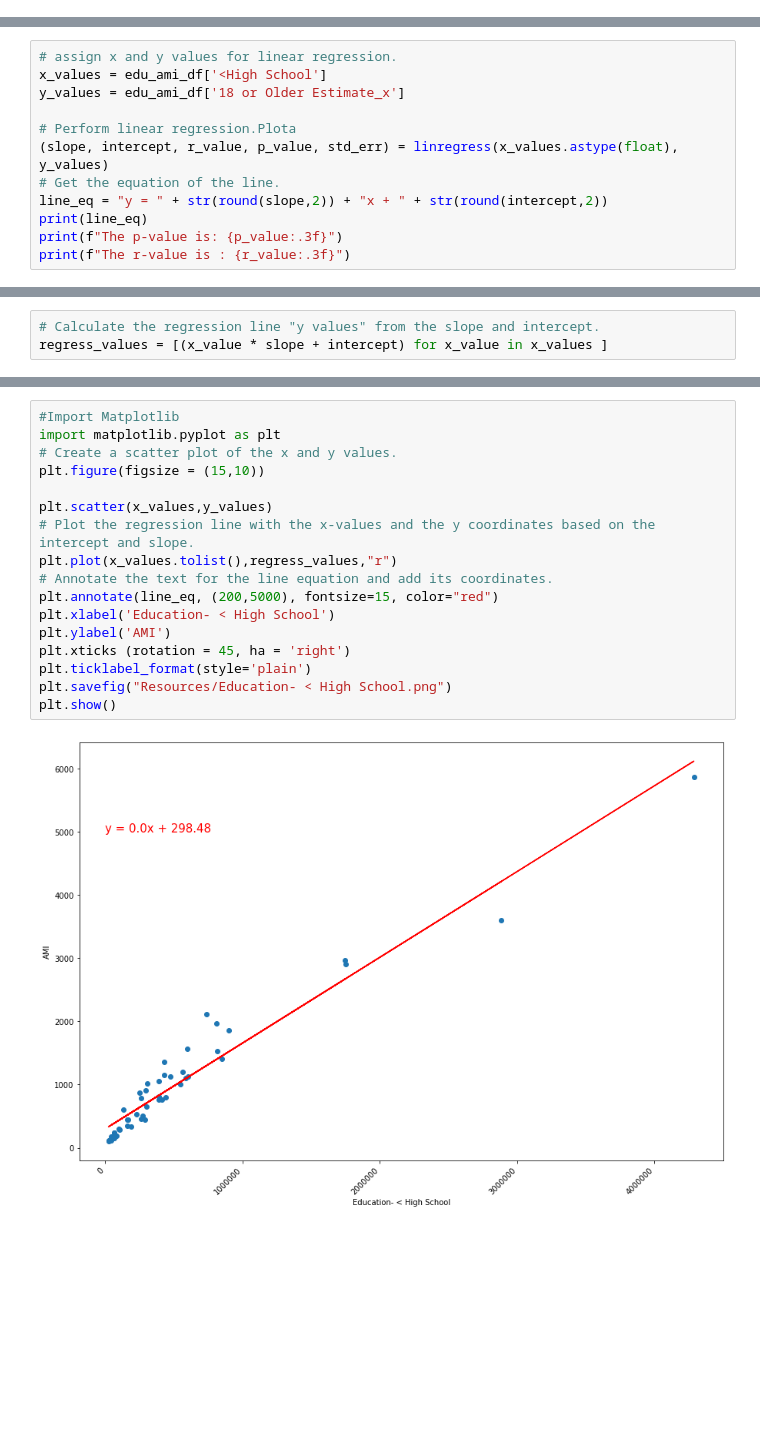
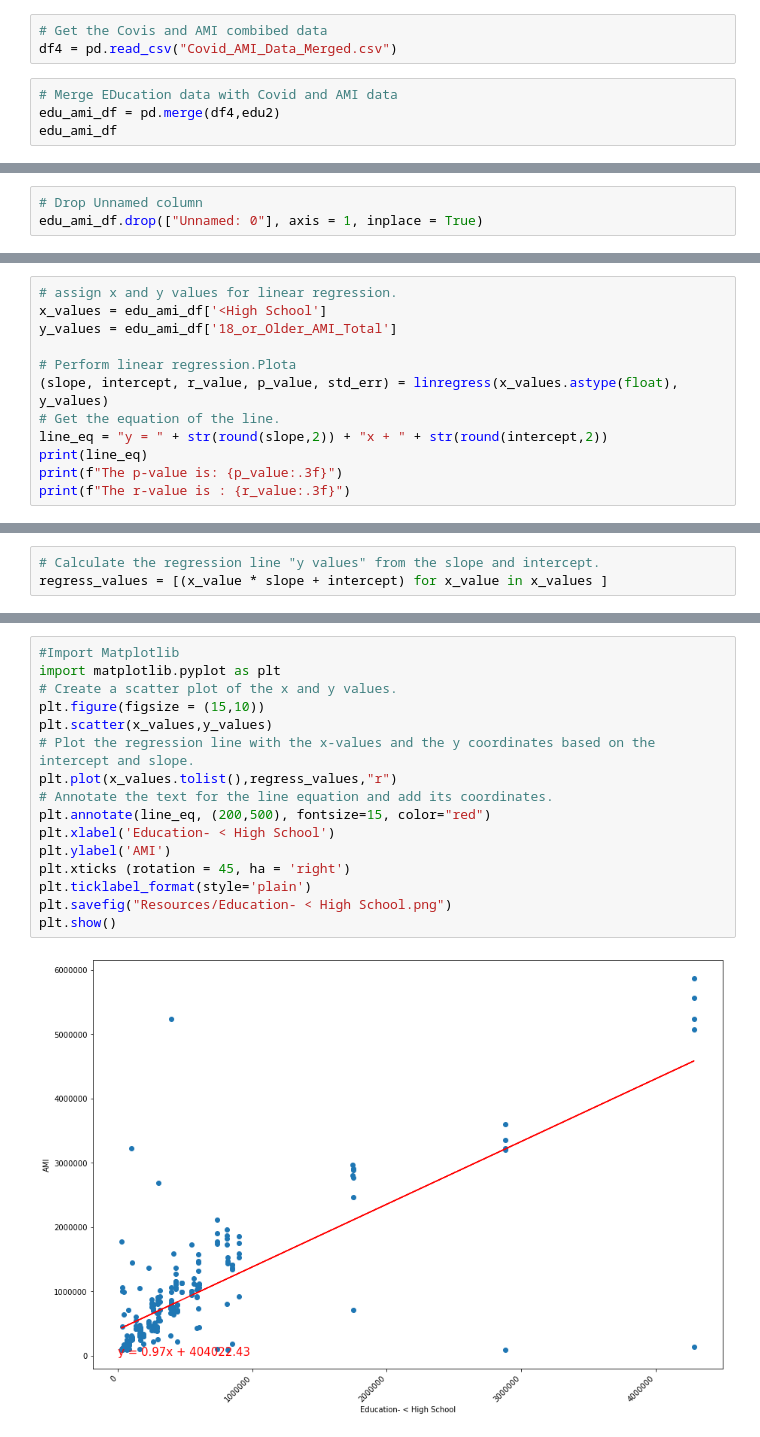
Before and after one commit to ussyed11/Covid-19-Impact-on-Mental-Illness-in-USA, a Jupyter notebook: Data Preprocessing/dep_covod 77.ipynb, the cells around one changed output, grey strips where cells are left out. Drawn from its saved outputs; the diff is of its cells as text; blank space fills up the shorter version.

```diff
--- a/Data Preprocessing/dep_covod 77.ipynb
+++ b/Data Preprocessing/dep_covod 77.ipynb
@@ -649,0 +587,7 @@ edu_ami_df.head()
+# %%
+# Get the Covis and AMI combibed data
+df4 = pd.read_csv("Covid_AMI_Data_Merged.csv")
+# %%
+# Merge EDucation data with Covid and AMI data
+edu_ami_df = pd.merge(df4,edu2)
+edu_ami_df
@@ -650,3 +608,6 @@ edu_ami_df.head()
+# %%
+# Drop Unnamed column
+edu_ami_df.drop(["Unnamed: 0"], axis = 1, inplace = True)
 # %%
 edu_ami_df.to_csv('Resources/Education_merged.csv')
 # %%
@@ -667,7 +628,7 @@ edu_ami_df['<High School'].astype(float).corr(edu_ami_df['18 or Older Estimate_x
 # %%
 # assign x and y values for linear regression.
 x_values = edu_ami_df['<High School']
-y_values = edu_ami_df['18 or Older Estimate_x']
+y_values = edu_ami_df['18_or_Older_AMI_Total']
 
 # Perform linear regression.Plota
 (slope, intercept, r_value, p_value, std_err) = linregress(x_values.astype(float), y_values)
@@ -706,20 +667,19 @@ x_values.tolist()
 # %%
 #Import Matplotlib
 import matplotlib.pyplot as plt
 # Create a scatter plot of the x and y values.
 plt.figure(figsize = (15,10))
-
 plt.scatter(x_values,y_values)
 # Plot the regression line with the x-values and the y coordinates based on the intercept and slope.
 plt.plot(x_values.tolist(),regress_values,"r")
 # Annotate the text for the line equation and add its coordinates.
-plt.annotate(line_eq, (200,5000), fontsize=15, color="red")
+plt.annotate(line_eq, (200,500), fontsize=15, color="red")
 plt.xlabel('Education- < High School')
 plt.ylabel('AMI')
 plt.xticks (rotation = 45, ha = 'right')
 plt.ticklabel_format(style='plain')
 plt.savefig("Resources/Education- < High School.png")
 plt.show()
 # %% [output]
-[figure, old version]
+[figure, new version]
 # %%
```
Also changed, not shown: parts of 58 cells of this notebook.
